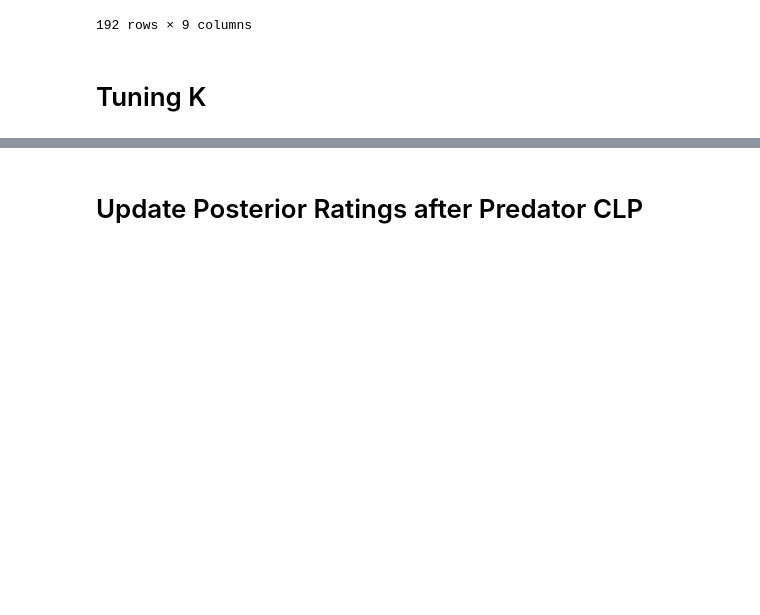
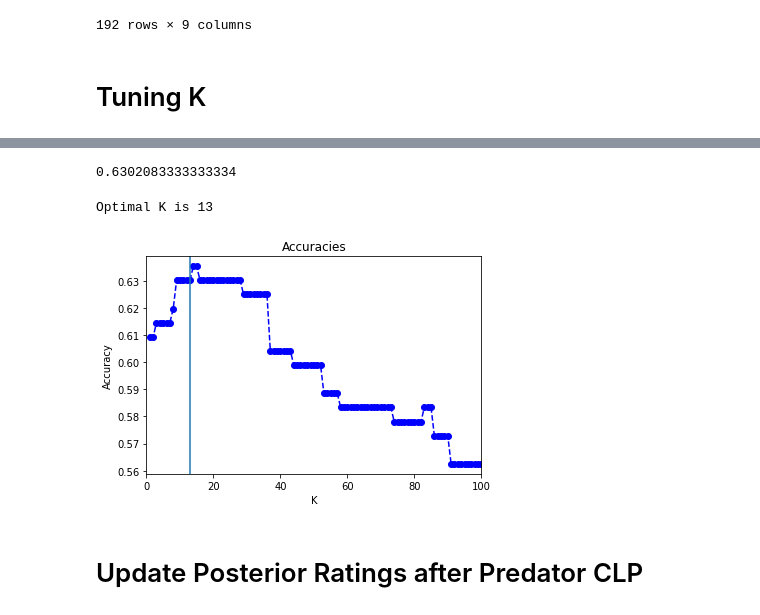
Before and after one commit to sethbilliau/SportsAnalytics, a Jupyter notebook: final/pool.ipynb, the cells around one changed output, grey strips where cells are left out. Saved outputs shown, nothing was run; the diff lists cells and outputs as text; code cells hidden in the pictures; blank space fills up the shorter version.

```diff
--- a/final/pool.ipynb
+++ b/final/pool.ipynb
@@ -319,0 +387,4 @@ CLPratings.sort_values(by='ratings', ascending = False)
+# %%
+get_accuracy(data, CLPratings)
+# %% [output]
+0.6302083333333334
@@ -320,3 +403,15 @@ CLPratings.sort_values(by='ratings', ascending = False)
+# %%
+ax = plt.axes()
+ax.plot(K, accuracies, '--bo')
+ax.axvline(accuracies.index(max(accuracies)))
+ax.set(xlim=(0, 100),
+       xlabel='K', ylabel='Accuracy',
+       title='Accuracies');
+
+print("Optimal K is " + str(accuracies.index(max(accuracies))))
+# %% [output]
+Optimal K is 13
+[figure, added]
 # %% [markdown]
 # Update Posterior Ratings after Predator CLP
 # %%
```
Also changed, not shown: parts of 35 cells of this notebook, 3 other files.
